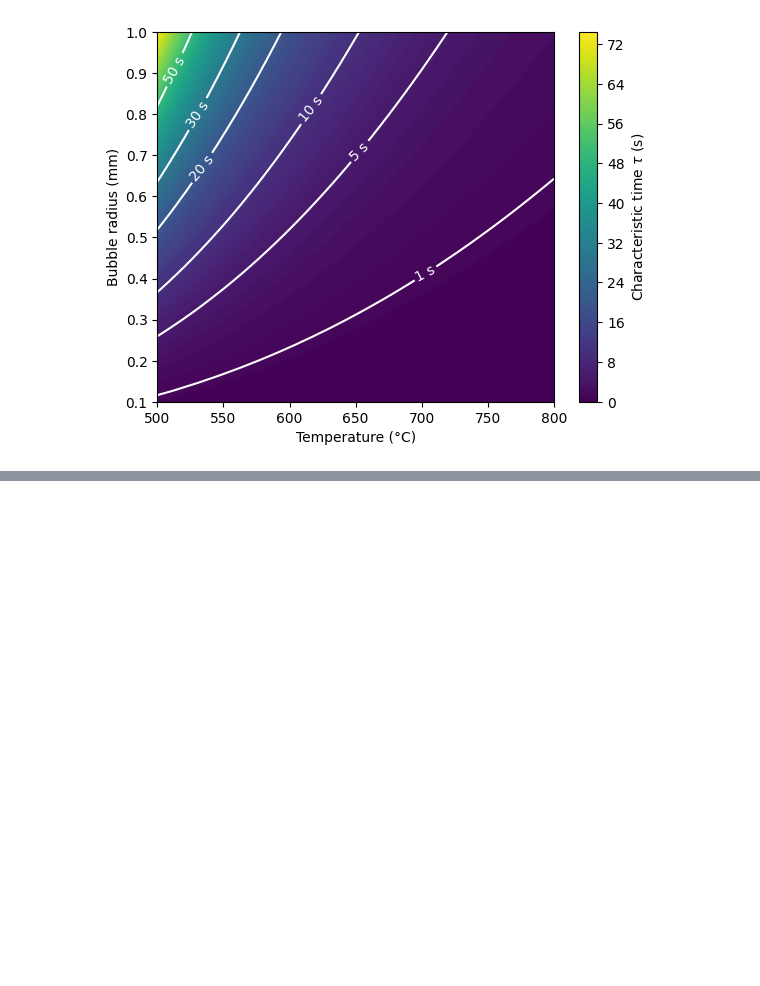
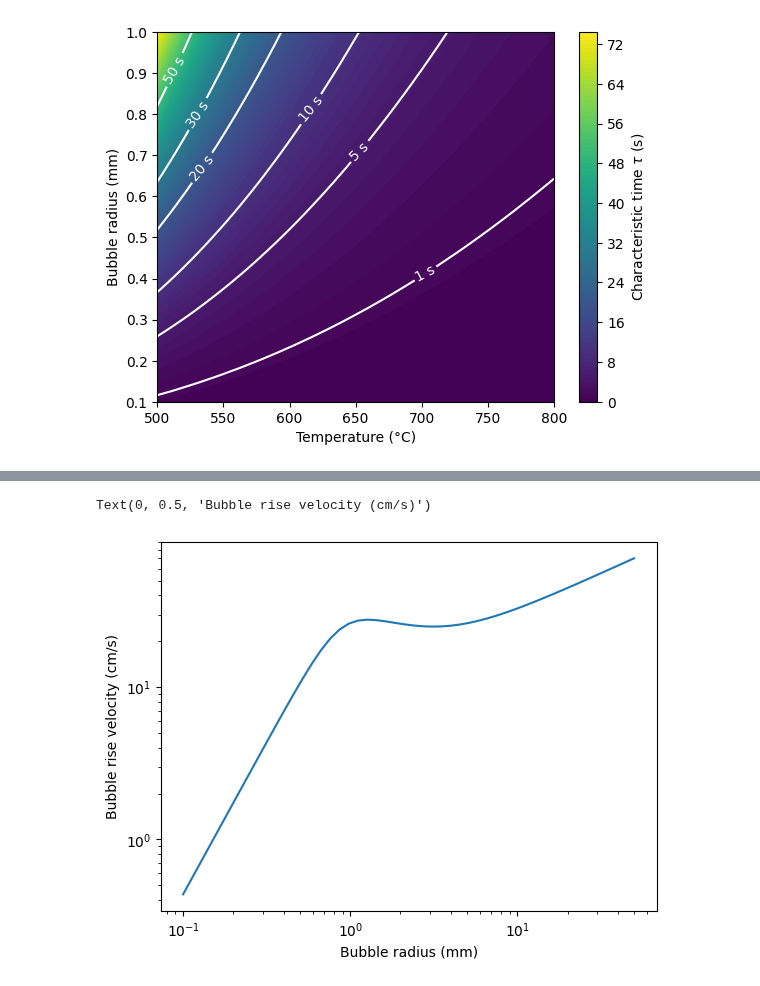
Before and after one commit to LIBRA-project/BABY-100-mL-runs, a Jupyter notebook: sparging.ipynb, the cells around one changed output, grey strips where cells are left out. Cells and saved outputs as stored; diff of their text form; code cells hidden in the pictures; blank space fills up the shorter version.

Commit message:
more graphs

```diff
--- a/sparging.ipynb
+++ b/sparging.ipynb
@@ -313,0 +331,5 @@ cbar = fig.colorbar(cs, label=r"Characteristic time $\tau$ (s)")
+# %%
+u_b_stokes = sp.Symbol("u_{b, \mathrm{Stokes}}")
+mu_L = sp.Symbol("\mu_\mathrm{L}")
+stokes_correlation = sp.Eq(u_b_stokes, 1/sp.Rational(18) * (rho_L - rho_G)/mu_L * g * d_b**2)
+stokes_correlation.simplify()
@@ -313,0 +340,5 @@ cbar = fig.colorbar(cs, label=r"Characteristic time $\tau$ (s)")
+# %%
+u_b = sp.Symbol("u_b")
+
+jamialialahmadi_corr = sp.Eq(u_b, u_b_stokes*u_b_rollbusch/sp.sqrt(u_b_stokes**2 + u_b_rollbusch**2))
+jamialialahmadi_corr
@@ -313,0 +347,4 @@ cbar = fig.colorbar(cs, label=r"Characteristic time $\tau$ (s)")
+# %%
+jamialialahmadi_corr = jamialialahmadi_corr.subs(u_b_stokes, stokes_correlation.rhs).subs(u_b_rollbusch, rollbusch_corr.rhs)
+jamialialahmadi_corr = jamialialahmadi_corr.subs(d_b, 2*r)
+jamialialahmadi_corr
@@ -313,0 +359,27 @@ cbar = fig.colorbar(cs, label=r"Characteristic time $\tau$ (s)")
+# %%
+args = (g, sigma, mu_L, rho_L, rho_G, r)
+compute_rise_vel = sp.lambdify(args, jamialialahmadi_corr.rhs)
+
+gravity_constant = 9.807 * ureg.m * ureg.s**-2
+flibe_density = 2000 * ureg.kg * ureg.m**-3
+gas_density = 0.178e-3 * ureg.g * ureg.cm**-3
+surface_tension = 0.2 * ureg.N * ureg.m**-1
+viscosity = 0.01 * ureg.Pa * ureg.s
+
+radius_range = np.geomspace(0.1, 50) * ureg.mm
+
+rise_vel = compute_rise_vel(
+    gravity_constant,
+    surface_tension,
+    viscosity,
+    flibe_density,
+    gas_density,
+    radius_range,
+).to(ureg.cm * ureg.s**-1)
+plt.loglog(radius_range, rise_vel)
+
+plt.xlabel(f"Bubble radius ({radius_range.units: ~P})")
+plt.ylabel(f"Bubble rise velocity ({rise_vel.units: ~P})")
+# %% [output]
+Text(0, 0.5, 'Bubble rise velocity (cm/s)')
+[figure, added]
```
Also changed, not shown: parts of 11 cells of this notebook.
